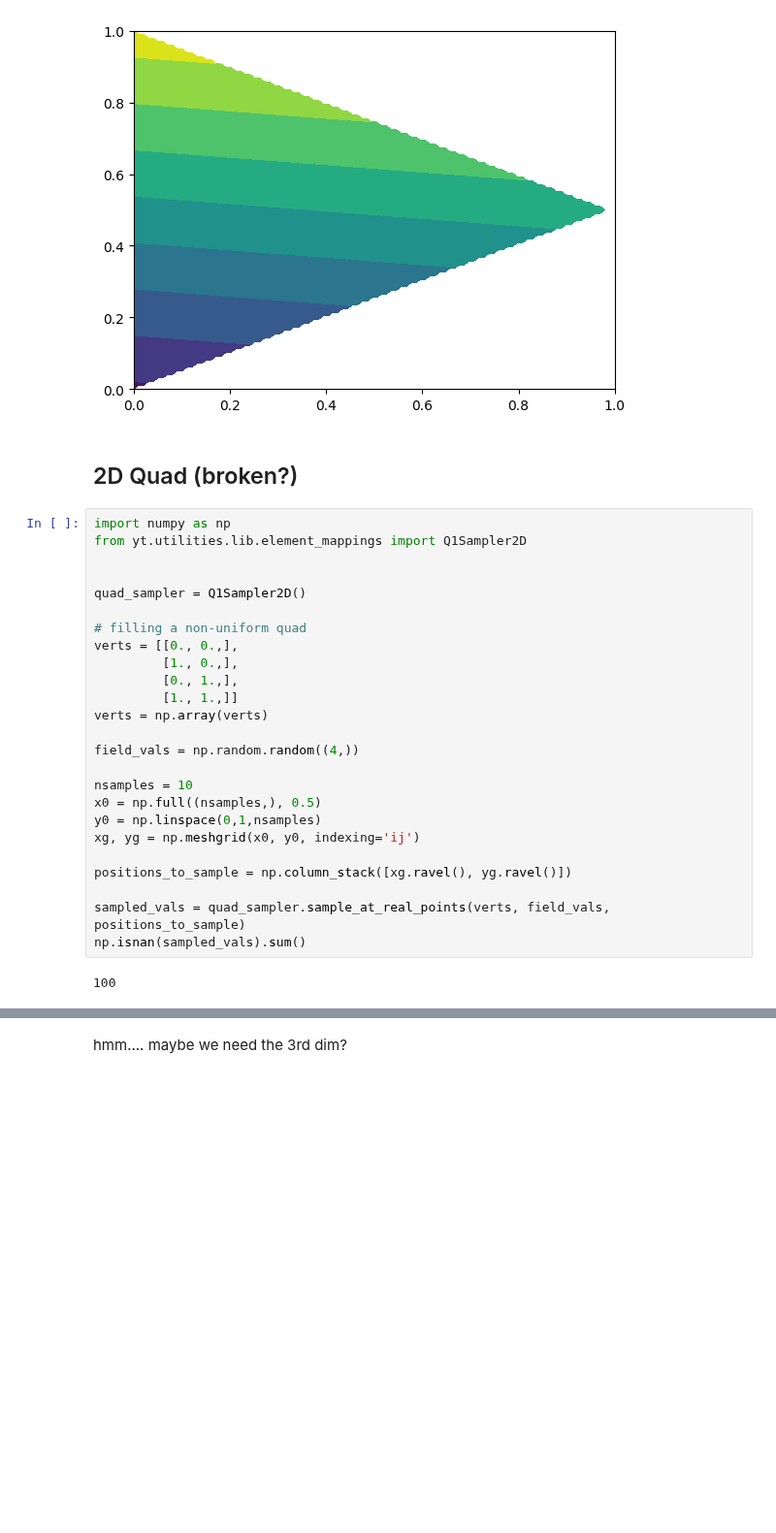
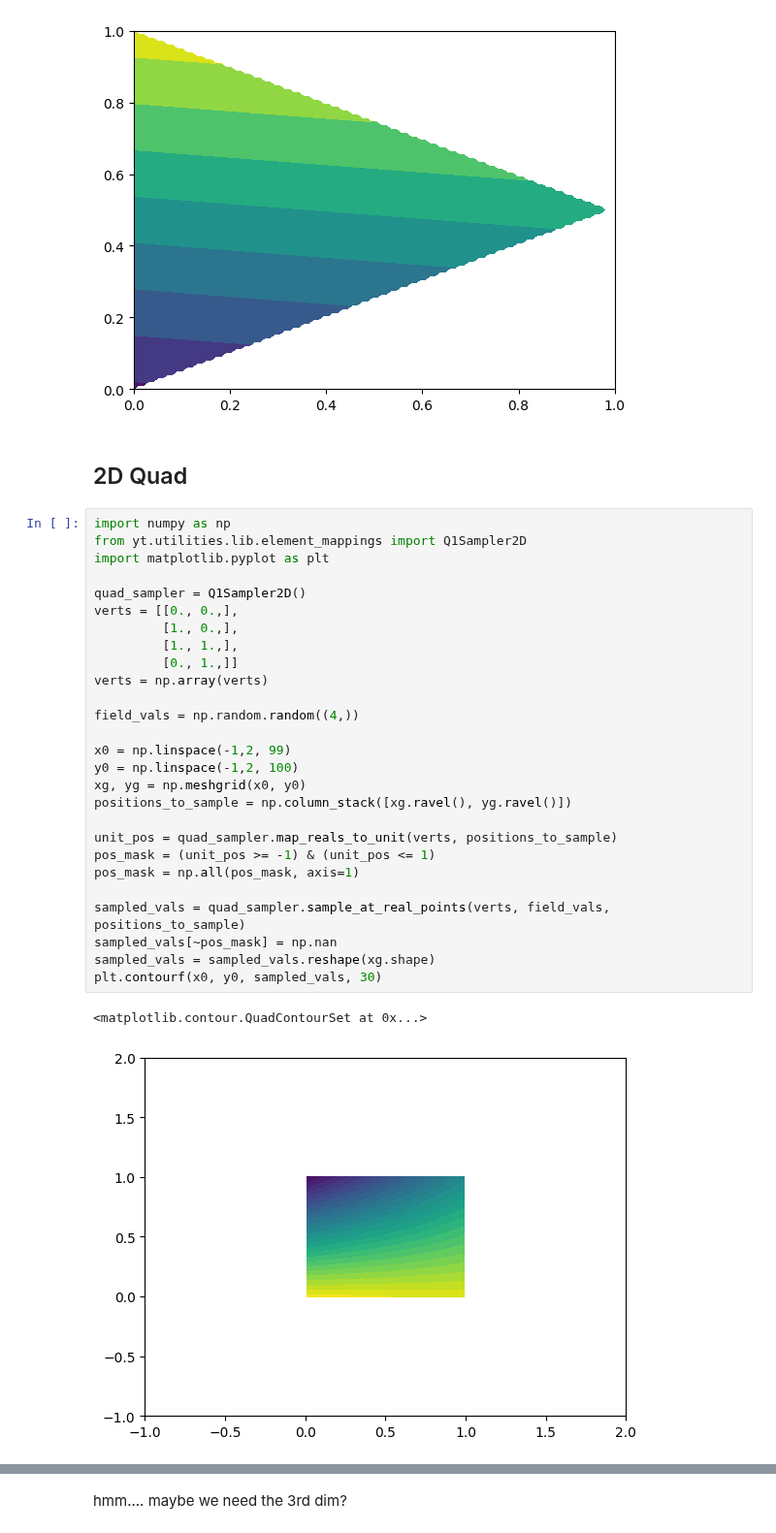
Before and after one commit to chrishavlin/yt_scratch, a Jupyter notebook: notebooks/dev/mesh_stuff.ipynb, the cells around one changed output, grey strips where cells are left out. Shown at 97% size. Cells and saved outputs as stored; diff of their text form; blank space fills up the shorter version.

Commit message:
fix the quad element

```diff
--- a/notebooks/dev/mesh_stuff.ipynb
+++ b/notebooks/dev/mesh_stuff.ipynb
@@ -172,31 +172,34 @@ plt.contourf(y0, x0, samples)
 <matplotlib.contour.QuadContourSet at 0x...>
 [figure]
 # %% [markdown]
-## 2D Quad (broken?)
+## 2D Quad
 # %%
 import numpy as np
 from yt.utilities.lib.element_mappings import Q1Sampler2D
-
+import matplotlib.pyplot as plt
 
 quad_sampler = Q1Sampler2D()
-
-# filling a non-uniform quad
 verts = [[0., 0.,],
          [1., 0.,],
-         [0., 1.,],
-         [1., 1.,]]
+         [1., 1.,],
+         [0., 1.,]]
 verts = np.array(verts)
 
 field_vals = np.random.random((4,))
 
-nsamples = 10
-x0 = np.full((nsamples,), 0.5)
-y0 = np.linspace(0,1,nsamples)
-xg, yg = np.meshgrid(x0, y0, indexing='ij')
-
+x0 = np.linspace(-1,2, 99)
+y0 = np.linspace(-1,2, 100)
+xg, yg = np.meshgrid(x0, y0)
 positions_to_sample = np.column_stack([xg.ravel(), yg.ravel()])
 
+unit_pos = quad_sampler.map_reals_to_unit(verts, positions_to_sample)
+pos_mask = (unit_pos >= -1) & (unit_pos <= 1)
+pos_mask = np.all(pos_mask, axis=1)
+
 sampled_vals = quad_sampler.sample_at_real_points(verts, field_vals, positions_to_sample)
-np.isnan(sampled_vals).sum()
+sampled_vals[~pos_mask] = np.nan
+sampled_vals = sampled_vals.reshape(xg.shape)
+plt.contourf(x0, y0, sampled_vals, 30)
 # %% [output]
-100
+<matplotlib.contour.QuadContourSet at 0x...>
+[figure, added]
```
Also changed, not shown: parts of 2 cells of this notebook.
